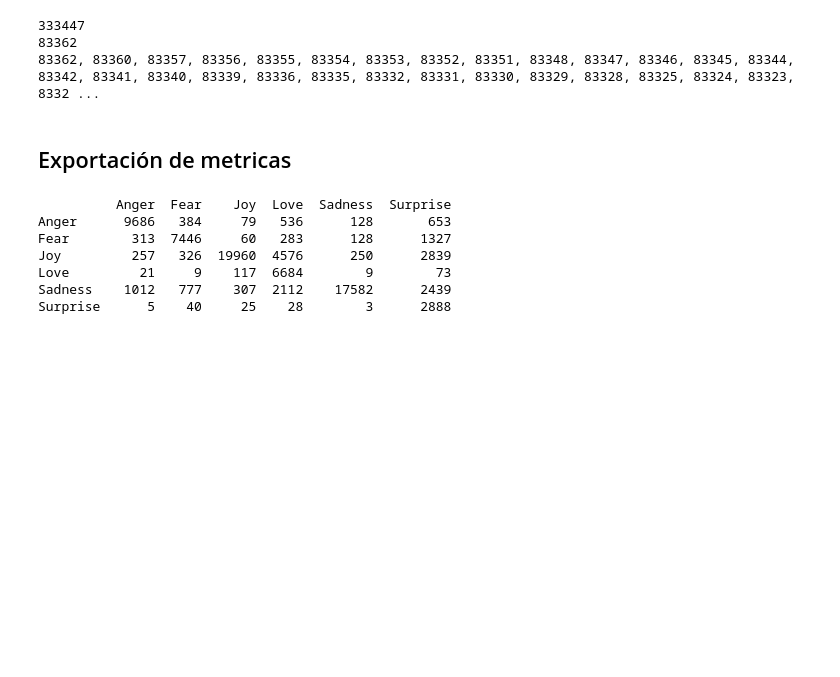
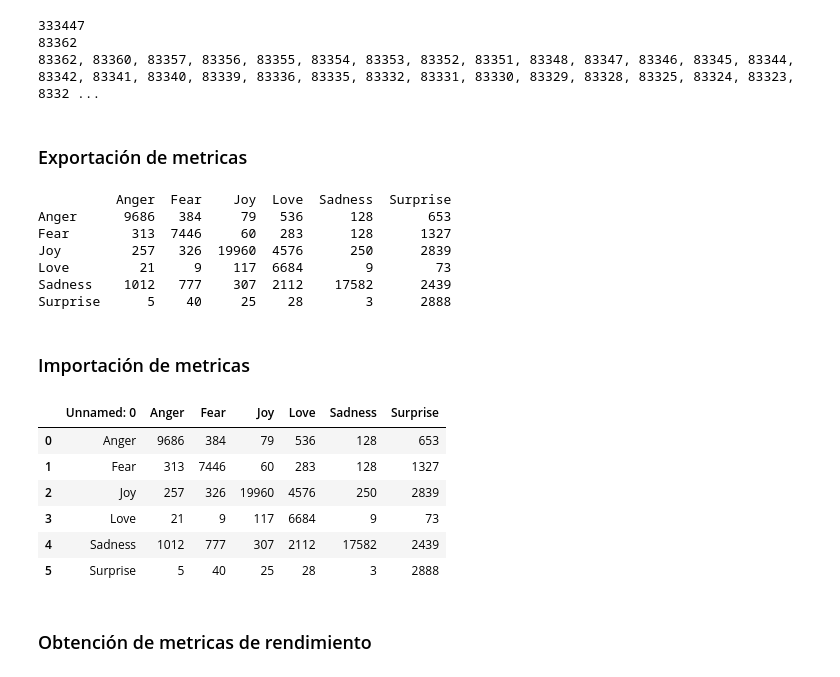
Before and after one commit to JesseAngeles/Servidor-ChatBot-inteligente, a Jupyter notebook: dataset/ModelController.ipynb, the cells around one changed output. Saved outputs shown, nothing was run; the diff lists cells and outputs as text; code cells hidden in the pictures; blank space fills up the shorter version.

Commit message:
Se obtienen metricas de rendimiento

```diff
--- a/dataset/ModelController.ipynb
+++ b/dataset/ModelController.ipynb
@@ -160,7 +161,7 @@ for message in test_df.Text:
 83362
 83362, 83360, 83357, 83356, 83355, 83354, 83353, 83352, 83351, 83348, 83347, 83346, 83345, 83344, 83342, 83341, 83340, 83339, 83336, 83335, 83332, 83331, 83330, 83329, 83328, 83325, 83324, 83323, 8332 ...
 # %% [markdown]
-## Exportación de metricas
+### Exportación de metricas
 # %%
 # Imprimir la matriz de confusión final
 
@@ -179,3 +180,19 @@ Joy         257   326  19960  4576      250      2839
 Love         21     9    117  6684        9        73
 Sadness    1012   777    307  2112    17582      2439
 Surprise      5    40     25    28        3      2888
+# %% [markdown]
+### Importación de metricas
+# %%
+confusion_matrix = pd.read_csv('./confusion_matrix.csv')
+
+confusion_matrix
+# %% [output]
+|  | Unnamed: 0 | Anger | Fear | Joy | Love | Sadness | Surprise |
+| 0 | Anger | 9686 | 384 | 79 | 536 | 128 | 653 |
+| 1 | Fear | 313 | 7446 | 60 | 283 | 128 | 1327 |
+| 2 | Joy | 257 | 326 | 19960 | 4576 | 250 | 2839 |
+| 3 | Love | 21 | 9 | 117 | 6684 | 9 | 73 |
+| 4 | Sadness | 1012 | 777 | 307 | 2112 | 17582 | 2439 |
+| 5 | Surprise | 5 | 40 | 25 | 28 | 3 | 2888 |
+# %% [markdown]
+### Obtención de metricas de rendimiento
```
Also changed, not shown: parts of 2 cells of this notebook.
